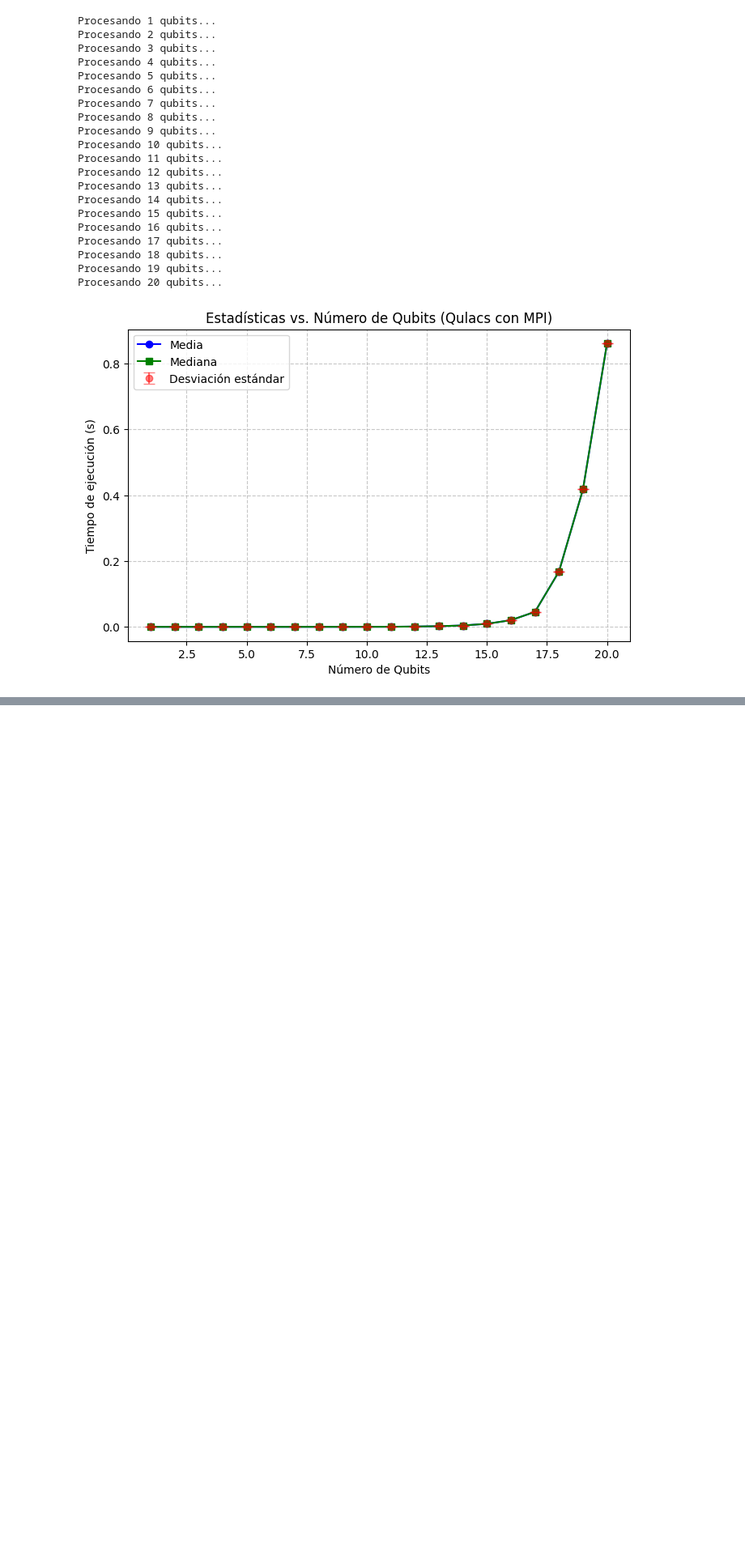
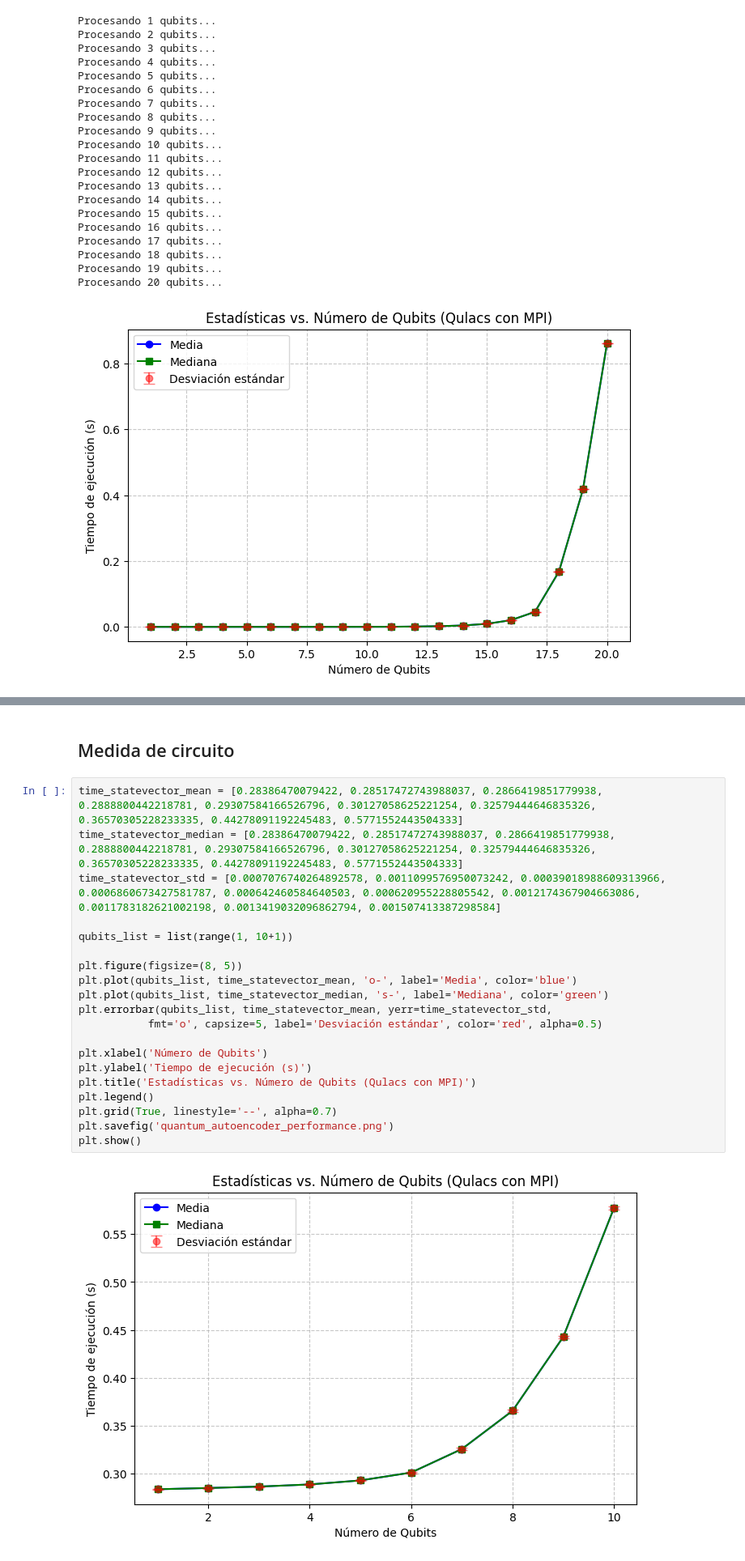
Before and after one commit to RaquelAlfonso/Practica-1-HPC, a Jupyter notebook: hpc_qlacs.ipynb, the cells around one changed output, grey strips where cells are left out. Shown at 81% size. Cells and saved outputs as stored; diff of their text form; blank space fills up the shorter version.

```diff
--- a/hpc_qlacs.ipynb
+++ b/hpc_qlacs.ipynb
@@ -303,0 +364,24 @@ Desviaciones estándar: [np.float64(0.0), np.float64(0.0), np.float64(0.0), np.f
+# %% [markdown]
+## Medida de circuito
+# %%
+time_statevector_mean = [0.28386470079422, 0.28517472743988037, 0.2866419851779938, 0.2888800442218781, 0.29307584166526796, 0.30127058625221254, 0.32579444646835326, 0.36570305228233335, 0.44278091192245483, 0.5771552443504333]
+time_statevector_median = [0.28386470079422, 0.28517472743988037, 0.2866419851779938, 0.2888800442218781, 0.29307584166526796, 0.30127058625221254, 0.32579444646835326, 0.36570305228233335, 0.44278091192245483, 0.5771552443504333]
+time_statevector_std = [0.0007076740264892578, 0.0011099576950073242, 0.00039018988609313966, 0.0006860673427581787, 0.000642460584640503, 0.000620955228805542, 0.0012174367904663086, 0.0011783182621002198, 0.0013419032096862794, 0.001507413387298584]
+
+qubits_list = list(range(1, 10+1))
+
+plt.figure(figsize=(8, 5))
+plt.plot(qubits_list, time_statevector_mean, 'o-', label='Media', color='blue')
+plt.plot(qubits_list, time_statevector_median, 's-', label='Mediana', color='green')
+plt.errorbar(qubits_list, time_statevector_mean, yerr=time_statevector_std,
+           fmt='o', capsize=5, label='Desviación estándar', color='red', alpha=0.5)
+
+plt.xlabel('Número de Qubits')
+plt.ylabel('Tiempo de ejecución (s)')
+plt.title('Estadísticas vs. Número de Qubits (Qulacs con MPI)')
+plt.legend()
+plt.grid(True, linestyle='--', alpha=0.7)
+plt.savefig('quantum_autoencoder_performance.png')
+plt.show()
+# %% [output]
+[figure, added]
```
Also changed, not shown: parts of 34 cells of this notebook.
